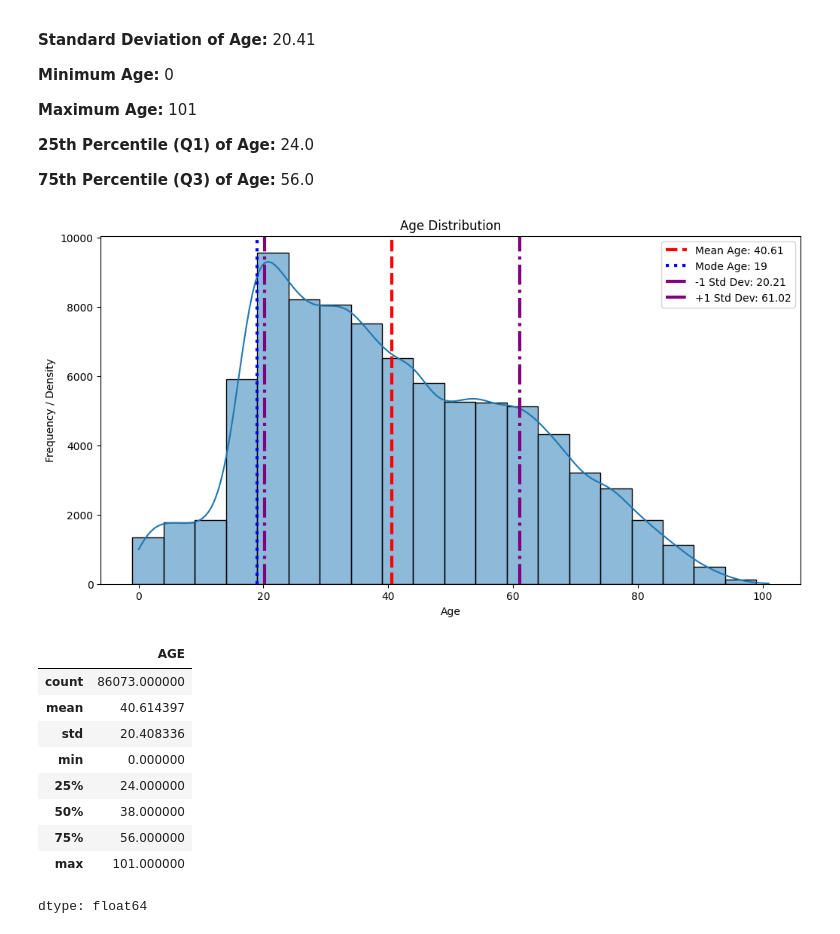
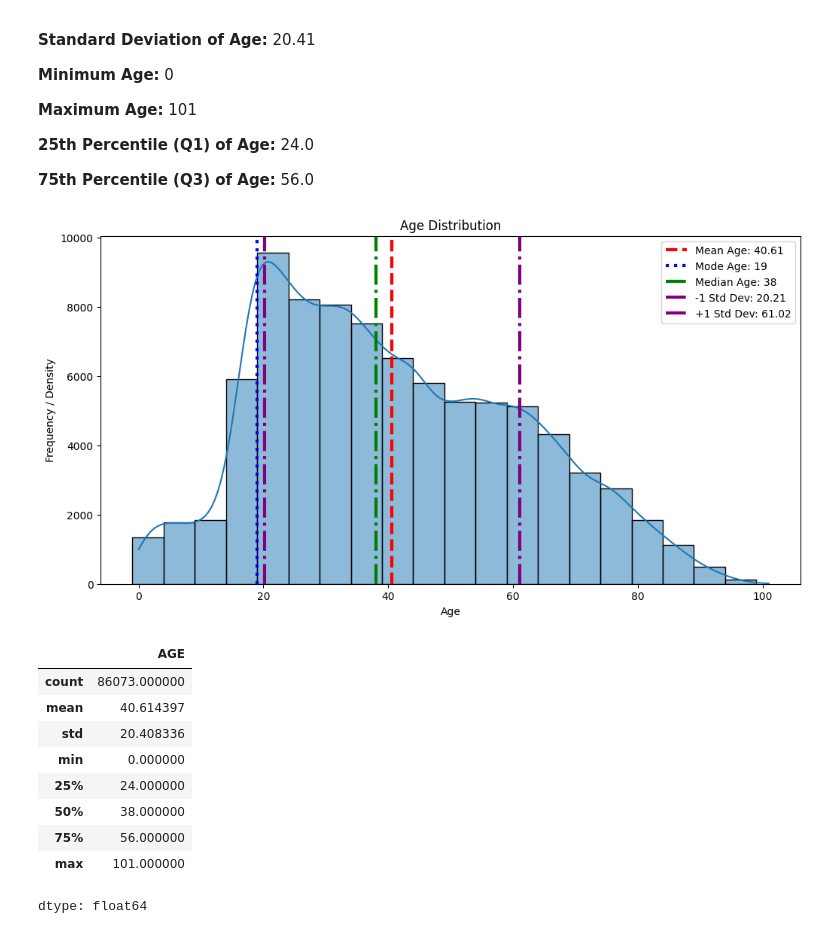
Before and after one commit to waj-ha/child-safety-fars-analysis, a Jupyter notebook: notebooks/260606_AGE_001.ipynb, the cells around one changed output. Saved outputs shown, nothing was run; the diff lists cells and outputs as text; code cells hidden in the pictures.

```diff
--- a/notebooks/260606_AGE_001.ipynb
+++ b/notebooks/260606_AGE_001.ipynb
@@ -331,28 +331,30 @@ round(age.mean(), 2), age.median(), round(age.std(), 2), age.min(), age.max(), a
 # %%
 import seaborn as sns
 import matplotlib.pyplot as plt
 
 plt.figure(figsize=(12, 6))
 sns.histplot(age, bins=range(-1,101,5), kde=True)
 
 mean_age = age.mean()
 mode_age = age.mode()[0] # Get the first mode if there are multiple
+median_age = age.median()
 std_age = age.std()
 
 plt.axvline(mean_age, color='red', linestyle='--', label=f'Mean Age: {mean_age:.2f}', linewidth=3)
 plt.axvline(mode_age, color='blue', linestyle=':', label=f'Mode Age: {mode_age:.0f}', linewidth=3)
+plt.axvline(median_age, color='green', linestyle='-.', label=f'Median Age: {median_age:.0f}', linewidth=3)
 plt.axvline(mean_age - std_age, color='purple', linestyle='-.', label=f'-1 Std Dev: {(mean_age - std_age):.2f}', linewidth=3)
 plt.axvline(mean_age + std_age, color='purple', linestyle='-.', label=f'+1 Std Dev: {(mean_age + std_age):.2f}', linewidth=3)
 plt.legend()
 
 plt.title('Age Distribution')
 plt.xlabel('Age')
 plt.ylabel('Frequency / Density')
 
 plt.show()
 age.describe()
 # %% [output]
-[figure, old version]
+[figure, new version]
 |  | AGE |
 | count | 86073.000000 |
 | mean | 40.614397 |
```
Also changed, not shown: parts of 4 cells of this notebook.
